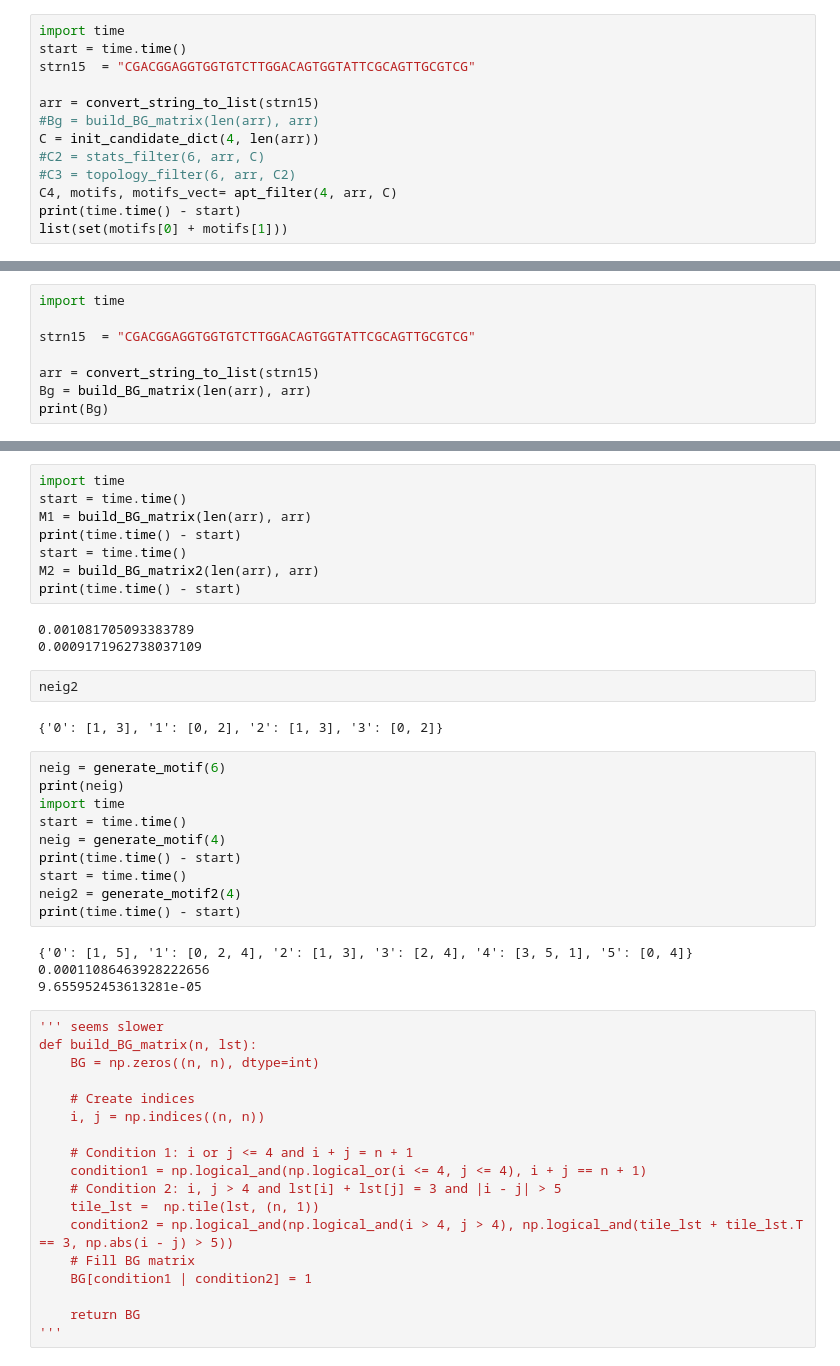
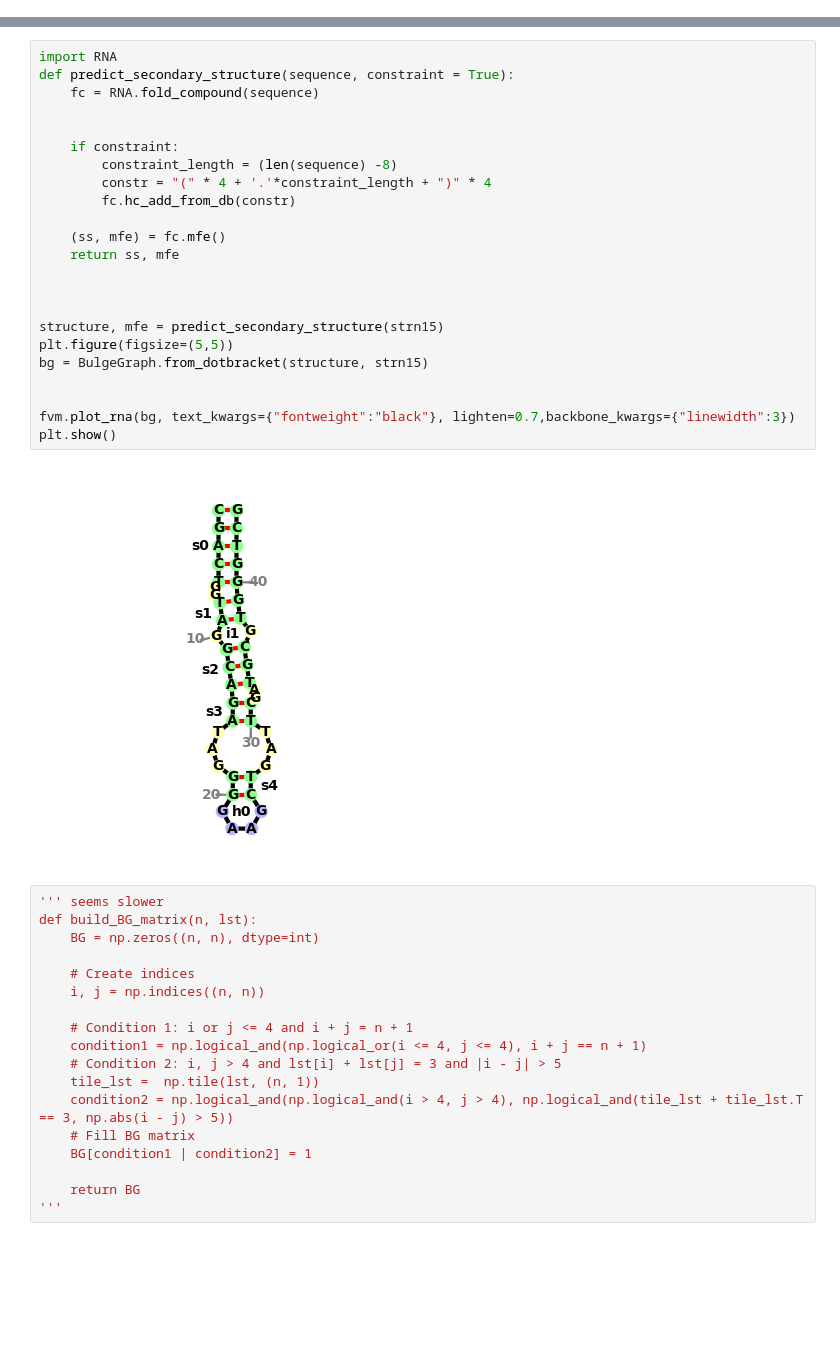
Before and after one commit to shihhsinwang0214/GMFold, a Jupyter notebook: notebooks/functions.ipynb, the cells around one changed output, grey strips where cells are left out. Saved outputs shown, nothing was run; the diff lists cells and outputs as text; blank space fills up the shorter version.

```diff
--- a/notebooks/functions.ipynb
+++ b/notebooks/functions.ipynb
@@ -265,13 +321,0 @@ plt.show()
-# %%
-import time
-start = time.time()
-strn15  = "CGACGGAGGTGGTGTCTTGGACAGTGGTATTCGCAGTTGCGTCG"
-
-arr = convert_string_to_list(strn15)
-#Bg = build_BG_matrix(len(arr), arr)
-C = init_candidate_dict(4, len(arr))
-#C2 = stats_filter(6, arr, C)
-#C3 = topology_filter(6, arr, C2)
-C4, motifs, motifs_vect= apt_filter(4, arr, C)
-print(time.time() - start)
-list(set(motifs[0] + motifs[1]))
@@ -306,8 +321,0 @@ Any pair within threshold: True
-# %%
-import time
-
-strn15  = "CGACGGAGGTGGTGTCTTGGACAGTGGTATTCGCAGTTGCGTCG"
-
-arr = convert_string_to_list(strn15)
-Bg = build_BG_matrix(len(arr), arr)
-print(Bg)
@@ -322,32 +322,28 @@ print(Bg)
-# %%
-import time
-start = time.time()
-M1 = build_BG_matrix(len(arr), arr)
-print(time.time() - start)
-start = time.time()
-M2 = build_BG_matrix2(len(arr), arr)
-print(time.time() - start)
-# %% [output]
-0.001081705093383789
-0.0009171962738037109
-# %%
-neig2
-# %% [output]
-{'0': [1, 3], '1': [0, 2], '2': [1, 3], '3': [0, 2]}
-# %%
-neig = generate_motif(6)
-print(neig)
-import time
-start = time.time()
-neig = generate_motif(4)
-print(time.time() - start)
-start = time.time()
-neig2 = generate_motif2(4)
-print(time.time() - start)
-# %% [output]
-{'0': [1, 5], '1': [0, 2, 4], '2': [1, 3], '3': [2, 4], '4': [3, 5, 1], '5': [0, 4]}
-0.00011086463928222656
-9.655952453613281e-05
+# %%
+import RNA
+def predict_secondary_structure(sequence, constraint = True):
+    fc = RNA.fold_compound(sequence)
+
+
+    if constraint:
+        constraint_length = (len(sequence) -8)
+        constr = "(" * 4 + '.'*constraint_length + ")" * 4
+        fc.hc_add_from_db(constr)
+
+    (ss, mfe) = fc.mfe()
+    return ss, mfe
+
+
+
+structure, mfe = predict_secondary_structure(strn15)
+plt.figure(figsize=(5,5))
+bg = BulgeGraph.from_dotbracket(structure, strn15)
+
+
+fvm.plot_rna(bg, text_kwargs={"fontweight":"black"}, lighten=0.7,backbone_kwargs={"linewidth":3})
+plt.show()
+# %% [output]
+[figure, added]
 # %%
 ''' seems slower
 def build_BG_matrix(n, lst):
```
Also changed, not shown: parts of 16 cells of this notebook.
